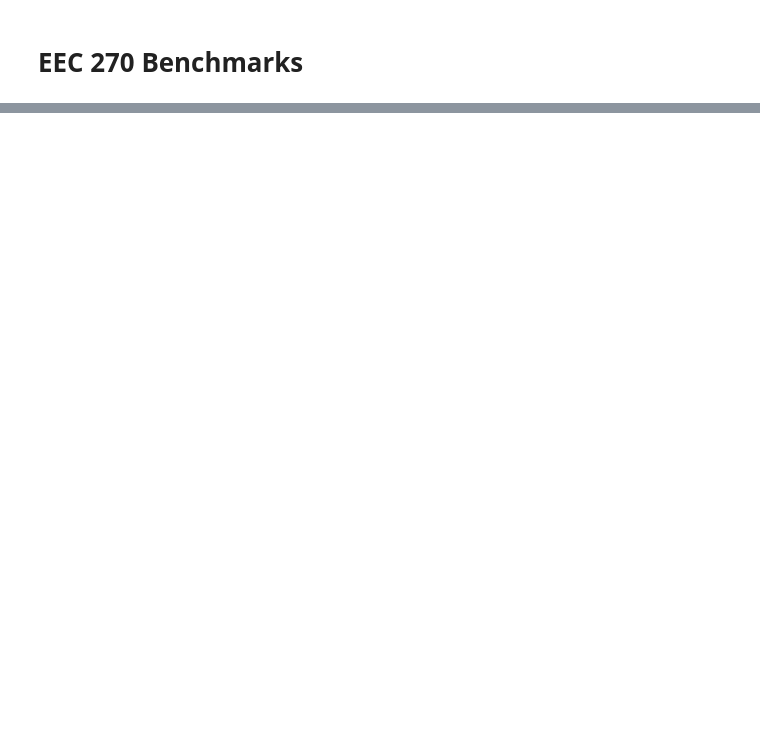
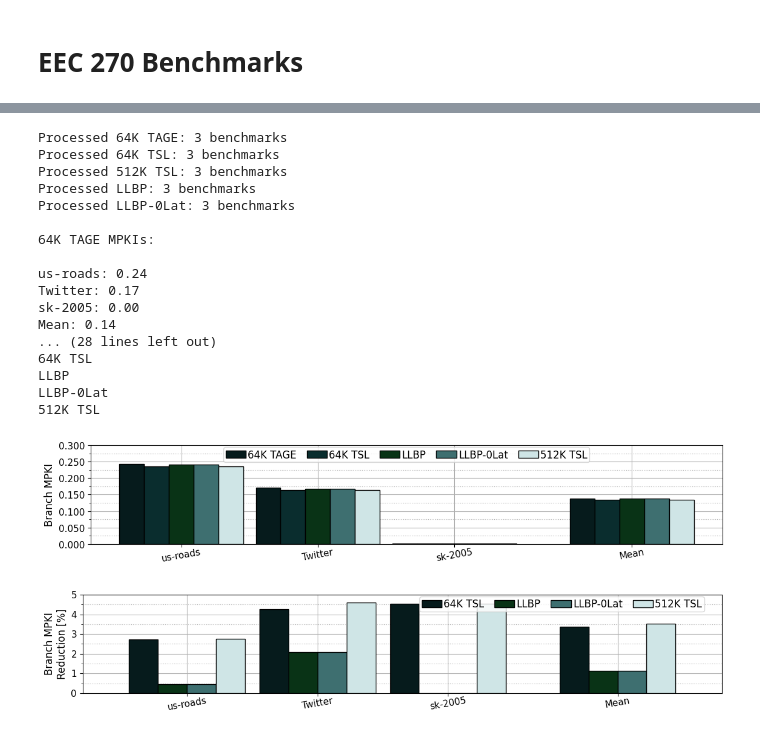
Before and after one commit to anusheelnand/eec270-project, a Jupyter notebook: mpki.ipynb, the cells around one changed output, grey strips where cells are left out. Cells and saved outputs as stored; diff of their text form; code cells hidden in the pictures; blank space fills up the shorter version.

```diff
--- a/mpki.ipynb
+++ b/mpki.ipynb
@@ -466,0 +414,30 @@ This is a benchmark suite offering high-performance matrix multiplication kernel
+# %%
+bms_spmv = [
+    ('spmv_GAP-road', 'us-roads'),
+    ('spmv_GAP-twitter', 'Twitter'),
+    ('spmv_sk-2005', 'sk-2005')
+]
+
+df_spmv = process_benchmark_results(models, bms_spmv)
+plot_absolute_mpki(bms_spmv, df_spmv)
+plot_mpki_reduction(bms_spmv, df_spmv)
+# %% [output]
+Processed 64K TAGE: 3 benchmarks
+Processed 64K TSL: 3 benchmarks
+Processed 512K TSL: 3 benchmarks
+Processed LLBP: 3 benchmarks
+Processed LLBP-0Lat: 3 benchmarks
+
+64K TAGE MPKIs:
+
+us-roads: 0.24
+Twitter: 0.17
+sk-2005: 0.00
+Mean: 0.14
+... (28 lines left out)
+64K TSL
+LLBP
+LLBP-0Lat
+512K TSL
+[figure, added]
+[figure, added]
```
Also changed, not shown: parts of 9 cells of this notebook, 2 other files.
